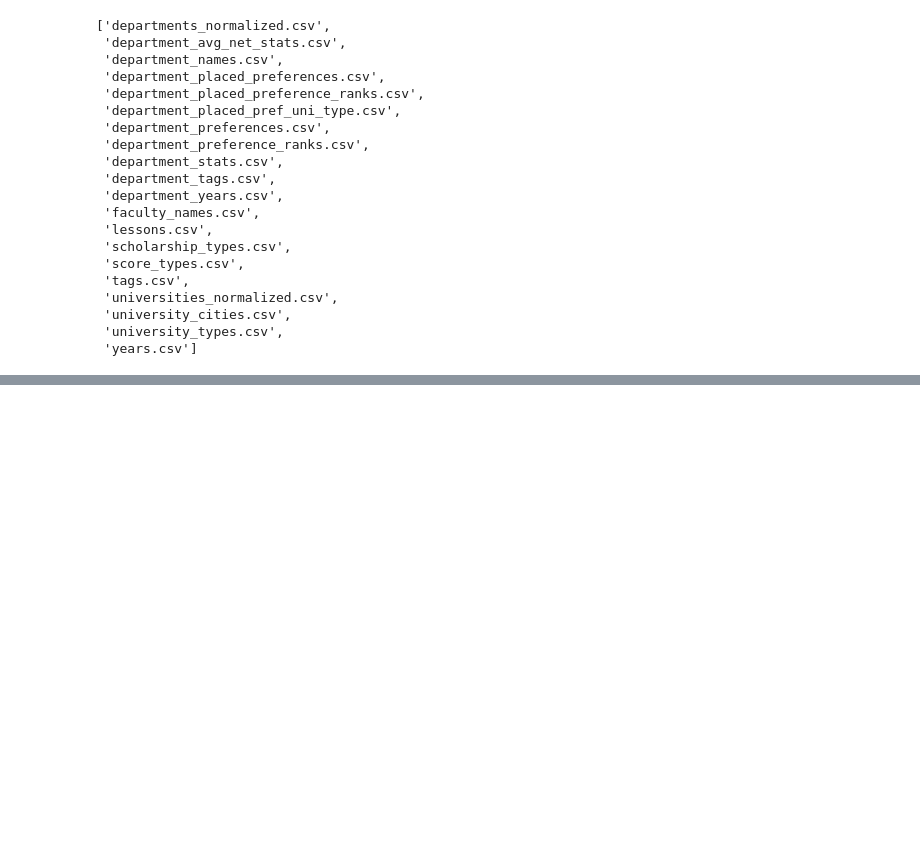
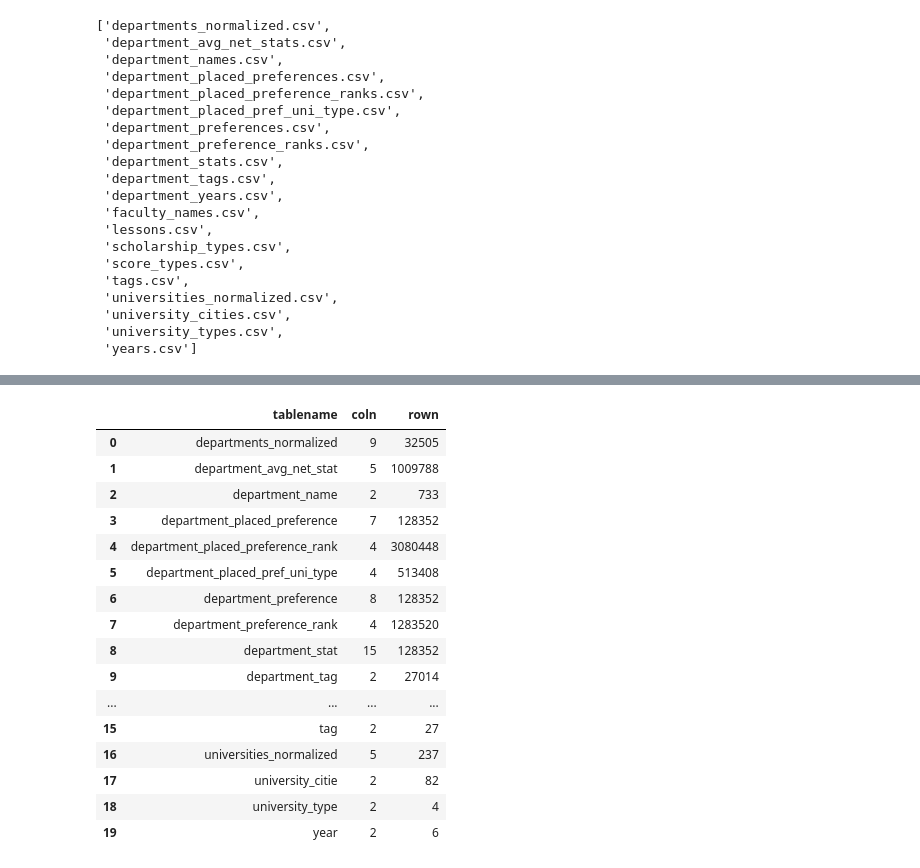
Before and after one commit to nikitagh712-ai/Turkish-Admission-EDA, a Jupyter notebook: EDA.ipynb, the cells around one changed output, grey strips where cells are left out. Saved outputs shown, nothing was run; the diff lists cells and outputs as text; code cells hidden in the pictures; blank space fills up the shorter version.

```diff
--- a/EDA.ipynb
+++ b/EDA.ipynb
@@ -59,6 +58,6 @@ filename
 cud = %pwd
 # %%
 name={}
-for i in range(len(filename)):
-    name["df"+str(i+1)]=pd.read_csv(f'data/{filename[i]}',low_memory=False)
+for i in (filename):
+    name[i.strip('.csv')]=pd.read_csv(f'data/{i}',low_memory=False)
 # %%
@@ -79,0 +83,10 @@ name['df1']
+# %%
+tn=[]
+cn=[]
+rn=[]
+for i in name:
+    print(f'{i}>> {name[i].columns.to_list()} \n')
+    tn.append(i)
+    cn.append(name[i].shape[1])
+    rn.append(name[i].shape[0])
+df={'tablename':tn, 'coln':cn,'rown' :rn}
@@ -79,0 +111,22 @@ name['df1']
+# %%
+tableinfo=pd.DataFrame(df)
+# %%
+tableinfo
+# %% [output]
+|  | tablename | coln | rown |
+| 0 | departments_normalized | 9 | 32505 |
+| 1 | department_avg_net_stat | 5 | 1009788 |
+| 2 | department_name | 2 | 733 |
+| 3 | department_placed_preference | 7 | 128352 |
+| 4 | department_placed_preference_rank | 4 | 3080448 |
+| 5 | department_placed_pref_uni_type | 4 | 513408 |
+| 6 | department_preference | 8 | 128352 |
+| 7 | department_preference_rank | 4 | 1283520 |
+| 8 | department_stat | 15 | 128352 |
+| 9 | department_tag | 2 | 27014 |
+| ... | ... | ... | ... |
+| 15 | tag | 2 | 27 |
+| 16 | universities_normalized | 5 | 237 |
+| 17 | university_citie | 2 | 82 |
+| 18 | university_type | 2 | 4 |
+| 19 | year | 2 | 6 |
```
Also changed, not shown: parts of 37 cells of this notebook.
